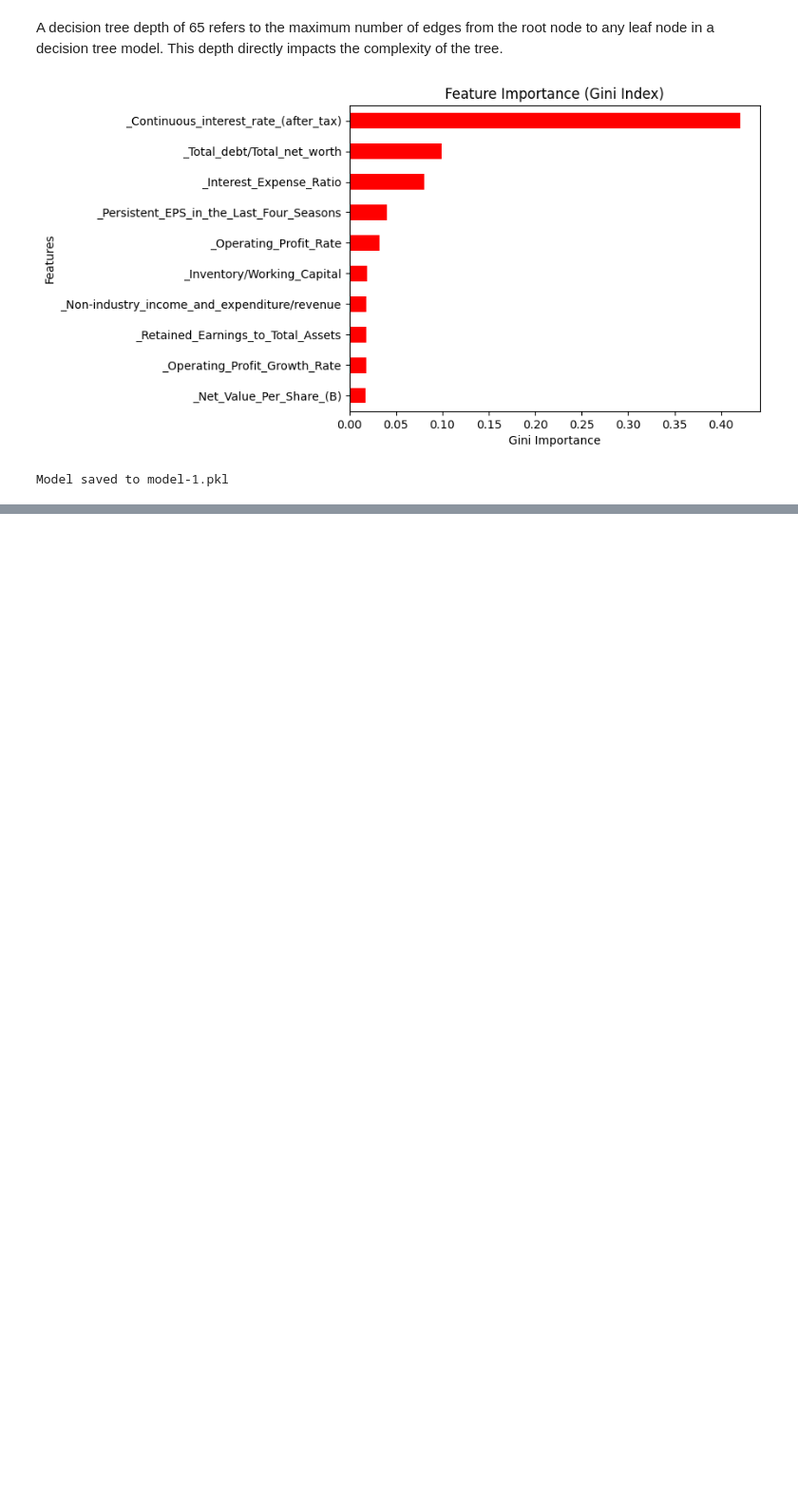
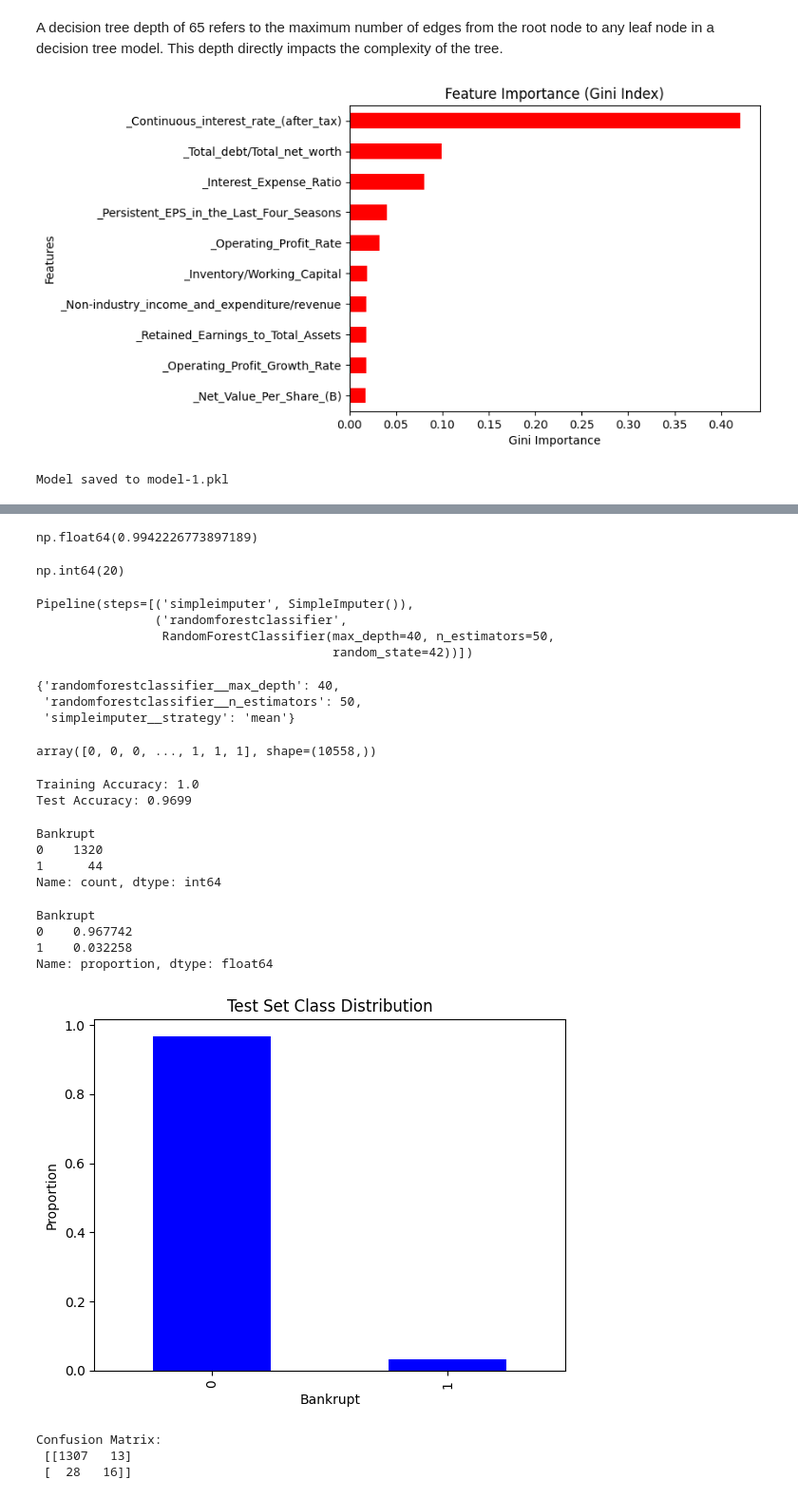
Before and after one commit to AbidemiDataDriven/Bankruptcy-Prediction-Using-Machine-Learning-Techniques, a Jupyter notebook: notebook.ipynb, the cells around one changed output, grey strips where cells are left out. Shown at 95% size. Saved outputs shown, nothing was run; the diff lists cells and outputs as text; code cells hidden in the pictures; blank space fills up the shorter version.

```diff
--- a/notebook.ipynb
+++ b/notebook.ipynb
@@ -381,0 +543,62 @@ Model saved to model-1.pkl
+# %%
+model.best_score_
+# %% [output]
+np.float64(0.9942226773897189)
+# %%
+model.best_index_
+# %% [output]
+np.int64(20)
+# %%
+model.best_estimator_
+# %% [output]
+Pipeline(steps=[('simpleimputer', SimpleImputer()),
+                ('randomforestclassifier',
+                 RandomForestClassifier(max_depth=40, n_estimators=50,
+                                        random_state=42))])
+# %%
+model.best_params_
+# %% [output]
+{'randomforestclassifier__max_depth': 40,
+ 'randomforestclassifier__n_estimators': 50,
+ 'simpleimputer__strategy': 'mean'}
+# %%
+# Extract best hyperparameters
+model.predict(X_train_over)
+# %% [output]
+array([0, 0, 0, ..., 1, 1, 1], shape=(10558,))
+# %%
+acc_train = model.score(X_train, y_train)
+acc_test = model.score(X_test, y_test)
+print("Training Accuracy:", round(acc_train, 4))
+print("Test Accuracy:", round(acc_test, 4))
+# %% [output]
+Training Accuracy: 1.0
+Test Accuracy: 0.9699
+# %%
+y_test.value_counts()
+# %% [output]
+Bankrupt
+0    1320
+1      44
+Name: count, dtype: int64
+# %%
+y_test.value_counts(normalize=True)
+# %% [output]
+Bankrupt
+0    0.967742
+1    0.032258
+Name: proportion, dtype: float64
+# %%
+y_test.value_counts(normalize=True).plot(kind="bar", title="Test Set Class Distribution", color="blue")
+plt.xlabel("Bankrupt")
+plt.ylabel("Proportion")
+plt.show()
+# %% [output]
+[figure, added]
+# %%
+cm = confusion_matrix(y_test, model.predict(X_test))
+print("Confusion Matrix:\n", cm)
+# %% [output]
+Confusion Matrix:
+ [[1307   13]
+ [  28   16]]
```
Also changed, not shown: parts of 42 cells of this notebook.
